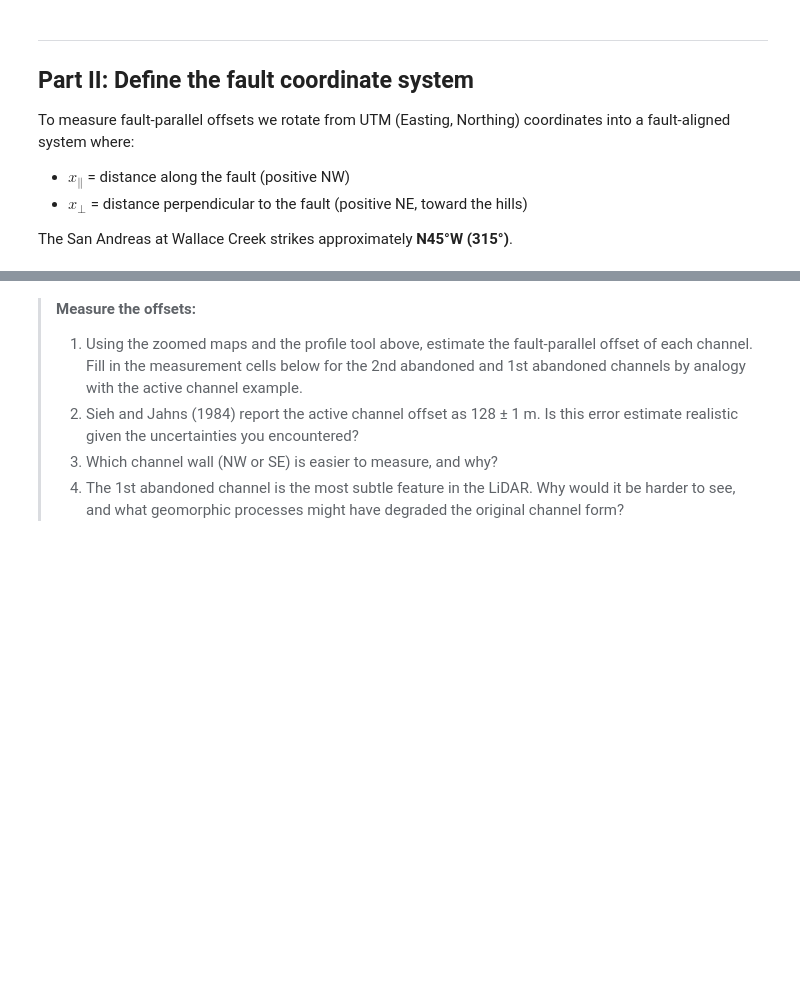
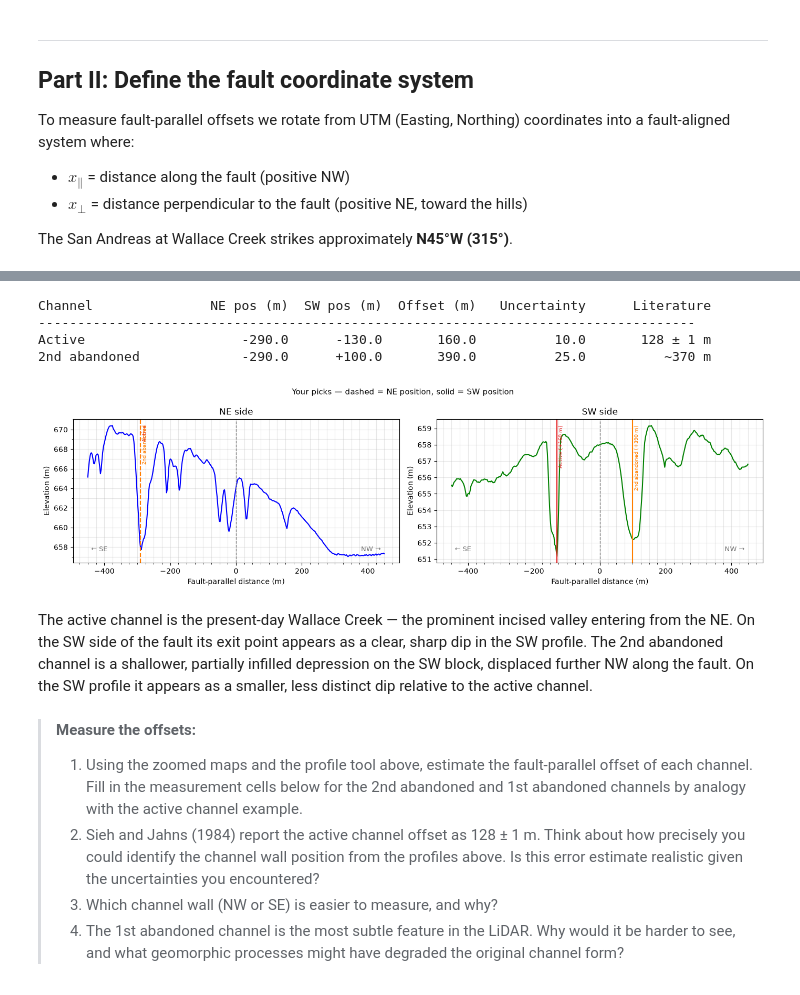
Before and after one commit to amtseismo/EPS166, a Jupyter notebook: notebooks/06_wallace_creek.ipynb, the cells around one changed output, grey strips where cells are left out. Drawn from its saved outputs; the diff is of its cells as text; code cells hidden in the pictures; blank space fills up the shorter version.

```diff
--- a/notebooks/06_wallace_creek.ipynb
+++ b/notebooks/06_wallace_creek.ipynb
@@ -429,6 +377,77 @@ plt.show()
+# %%
+# ── Enter your channel positions and uncertainty ───────────────────────────────
+# Look at the NE and SW profiles above. Channels appear as dips in the elevation.
+# Offset = SW_position - NE_position  (positive = NW displacement = right-lateral)
+# Also enter your estimated uncertainty — how confident are you in each pick?
+#
+# ⬇⬇ EDIT THESE ⬇⬇
+POSITIONS = {
+    #                NE side    SW side    uncertainty (m)
+    "Active":       (None,      None,      10),
+    "2nd abandoned":(None,      None,      25),
+}
+
+# ── Compute offsets → MY_OFFSETS used by all downstream cells ─────────────────
+COLS = {"Active": "#e31a1c", "2nd abandoned": "#ff7f00"}
+LIT  = {"Active": "128 ± 1 m", "2nd abandoned": "~370 m"}
+
+MY_OFFSETS = {}
+print(f"{'Channel':20s}  {'NE pos (m)':>10}  {'SW pos (m)':>10}  {'Offset (m)':>10}  {'Uncertainty':>12}  {'Literature':>14}")
+print("-" * 84)
+for name, (ne, sw, err) in POSITIONS.items():
+    if ne is not None and sw is not None:
+        offset = sw - ne
+        MY_OFFSETS[name] = (offset, err)
+        print(f"{name:20s}  {ne:>+10.1f}  {sw:>+10.1f}  {offset:>10.1f}  {err:>12.1f}  {LIT[name]:>14}")
+    else:
+        print(f"{name:20s}  {'—':>10}  {'—':>10}  {'—':>10}  {'—':>12}  {LIT[name]:>14}")
+
+# ── Confirmation plot ──────────────────────────────────────────────────────────
+if MY_OFFSETS:
+    fig, axes = plt.subplots(1, 2, figsize=(14, 4), sharey=False)
+    for ax, (t, elev, side, col) in zip(axes, [
+            (t_NE, elev_NE, "NE side", "b"),
+            (t_SW, elev_SW, "SW side", "g"),
+    ]):
+        ax.plot(t, elev, color=col, lw=1.5)
+        ax.axvline(0, color="0.5", lw=1.0, ls="--")
+        ax.set_xlabel("Fault-parallel distance (m)")
+        ax.set_ylabel("Elevation (m)")
+        ax.set_title(side)
+        ax.grid(True, which="both", alpha=0.3)
+        ax.xaxis.set_minor_locator(plt.MultipleLocator(25))
+        ax.yaxis.set_minor_locator(plt.MultipleLocator(1))
+        ylo = np.nanmin(elev) + 0.04*(np.nanmax(elev)-np.nanmin(elev))
+        ax.text(t.min()+10, ylo, "← SE", ha="left",  fontsize=9, color="0.45")
+        ax.text(t.max()-10, ylo, "NW →", ha="right", fontsize=9, color="0.45")
+
+    for name, (ne, sw, err) in POSITIONS.items():
+        c = COLS[name]
+        if ne is not None:
+            axes[0].axvline(ne, color=c, lw=1.5, ls="--")
+            axes[0].text(ne+3, np.nanmax(elev_NE), name, fontsize=7,
+                         color=c, va="top", rotation=90)
+        if sw is not None:
+            offset = sw - ne if ne is not None else None
+            axes[1].axvline(sw, color=c, lw=1.5, ls="-")
+            label = name if offset is None else f"{name}({offset:+.0f} m)"
+            axes[1].text(sw+3, np.nanmax(elev_SW), label, fontsize=7,
+                         color=c, va="top", rotation=90)
+
+    plt.suptitle("Your picks — dashed = NE position, solid = SW position", fontsize=11)
+    plt.tight_layout()
+    plt.show()
+# %% [output]
+Channel               NE pos (m)  SW pos (m)  Offset (m)   Uncertainty      Literature
+------------------------------------------------------------------------------------
+Active                    -290.0      -130.0       160.0          10.0       128 ± 1 m
+2nd abandoned             -290.0      +100.0       390.0          25.0          ~370 m
+[figure, added]
+# %% [markdown]
+The active channel is the present-day Wallace Creek — the prominent incised valley entering from the NE. On the SW side of the fault its exit point appears as a clear, sharp dip in the SW profile. The 2nd abandoned channel is a shallower, partially infilled depression on the SW block, displaced further NW along the fault. On the SW profile it appears as a smaller, less distinct dip relative to the active channel.
 # %% [markdown]
 > **Measure the offsets:**
 > 1. Using the zoomed maps and the profile tool above, estimate the fault-parallel offset of each channel. Fill in the measurement cells below for the 2nd abandoned and 1st abandoned channels by analogy with the active channel example.
-> 2. Sieh and Jahns (1984) report the active channel offset as 128 ± 1 m. Is this error estimate realistic given the uncertainties you encountered?
+> 2. Sieh and Jahns (1984) report the active channel offset as 128 ± 1 m. Think about how precisely you could identify the channel wall position from the profiles above.  Is this error estimate realistic given the uncertainties you encountered?
 > 3. Which channel wall (NW or SE) is easier to measure, and why?
 > 4. The 1st abandoned channel is the most subtle feature in the LiDAR. Why would it be harder to see, and what geomorphic processes might have degraded the original channel form?
```
Also changed, not shown: parts of 30 cells of this notebook.
